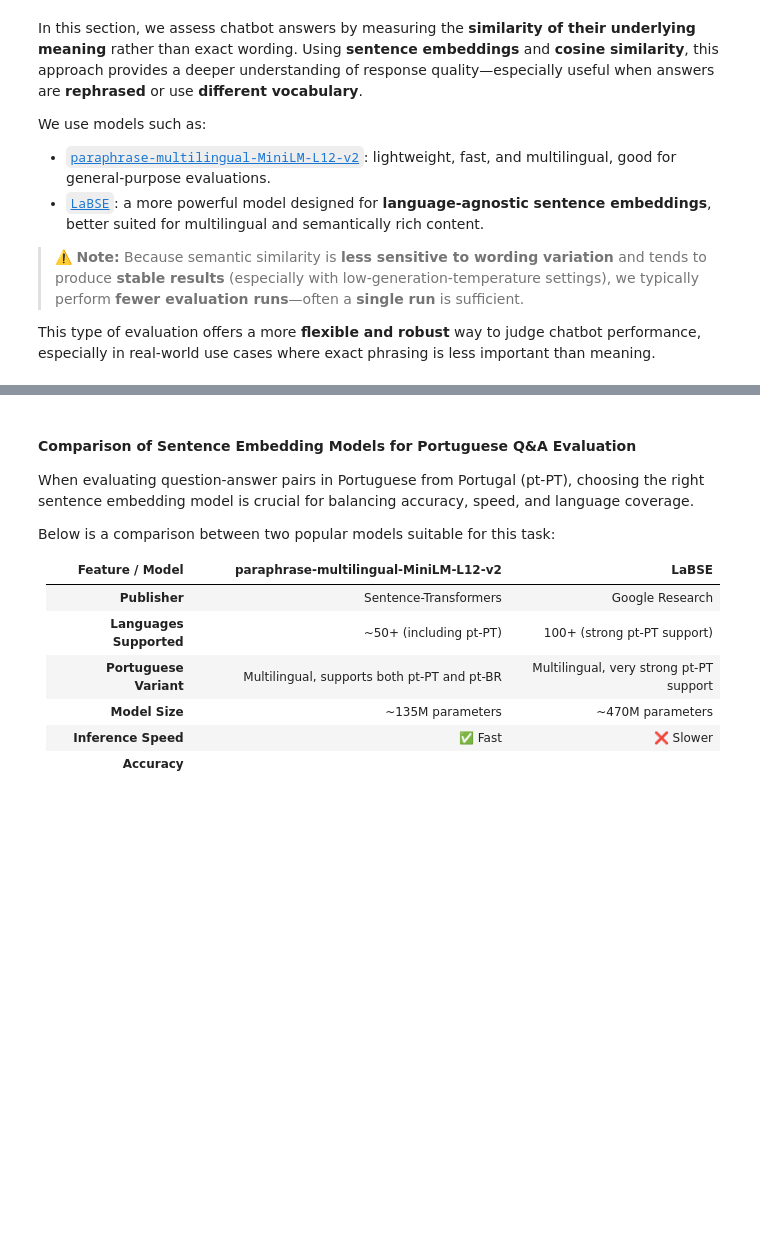
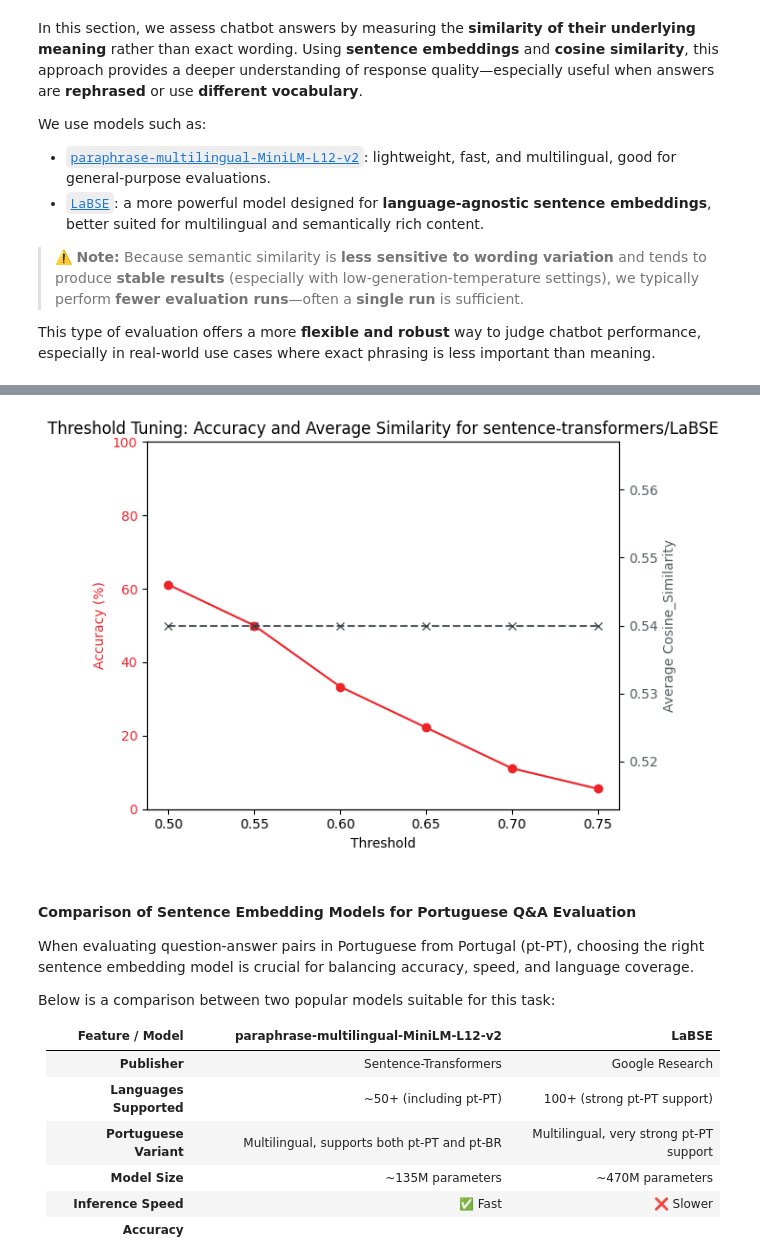
Before and after one commit to salvadord18/Fidelidade_Chatbot, a Jupyter notebook: evaluation.ipynb, the cells around one changed output, grey strips where cells are left out. Drawn from its saved outputs; the diff is of its cells as text; code cells hidden in the pictures; blank space fills up the shorter version.

```diff
--- a/evaluation.ipynb
+++ b/evaluation.ipynb
@@ -209,4 +213,4 @@ model = SentenceTransformer(model_name_str)
 chatbot_answers = answer_faq(qa_pairs, model, show_print=False)
 
 # Evaluate on different thresholds
-questions, results = evaluate_precomputed(chatbot_answers, model_name_str, thresholds=[0.5, 0.55, 0.6, 0.65, 0.7, 0.75])
+summary, results = evaluate_precomputed(chatbot_answers, model_name_str, thresholds=[0.5, 0.55, 0.6, 0.65, 0.7, 0.75])
@@ -213,5 +235,7 @@ questions, results = evaluate_precomputed(chatbot_answers, model_name_str, thres
 # %%
-plot_evaluation_metrics(results)
+plot_evaluation_metrics(results, model_name_str)
+# %% [output]
+[figure, added]
 # %% [markdown]
 #### Comparison of Sentence Embedding Models for Portuguese Q&A Evaluation
 
```
Also changed, not shown: parts of 13 cells of this notebook, 2 other files.
